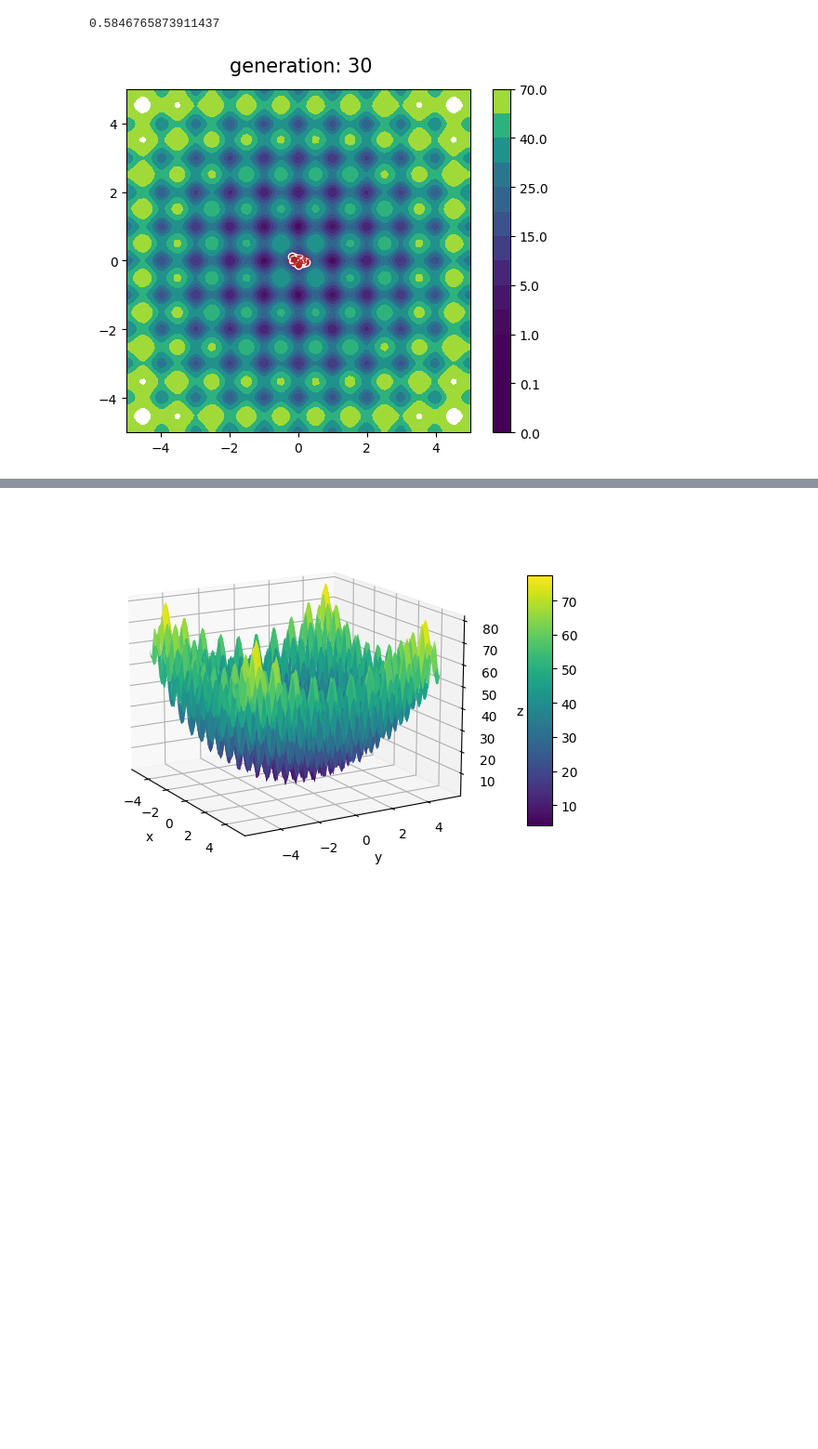
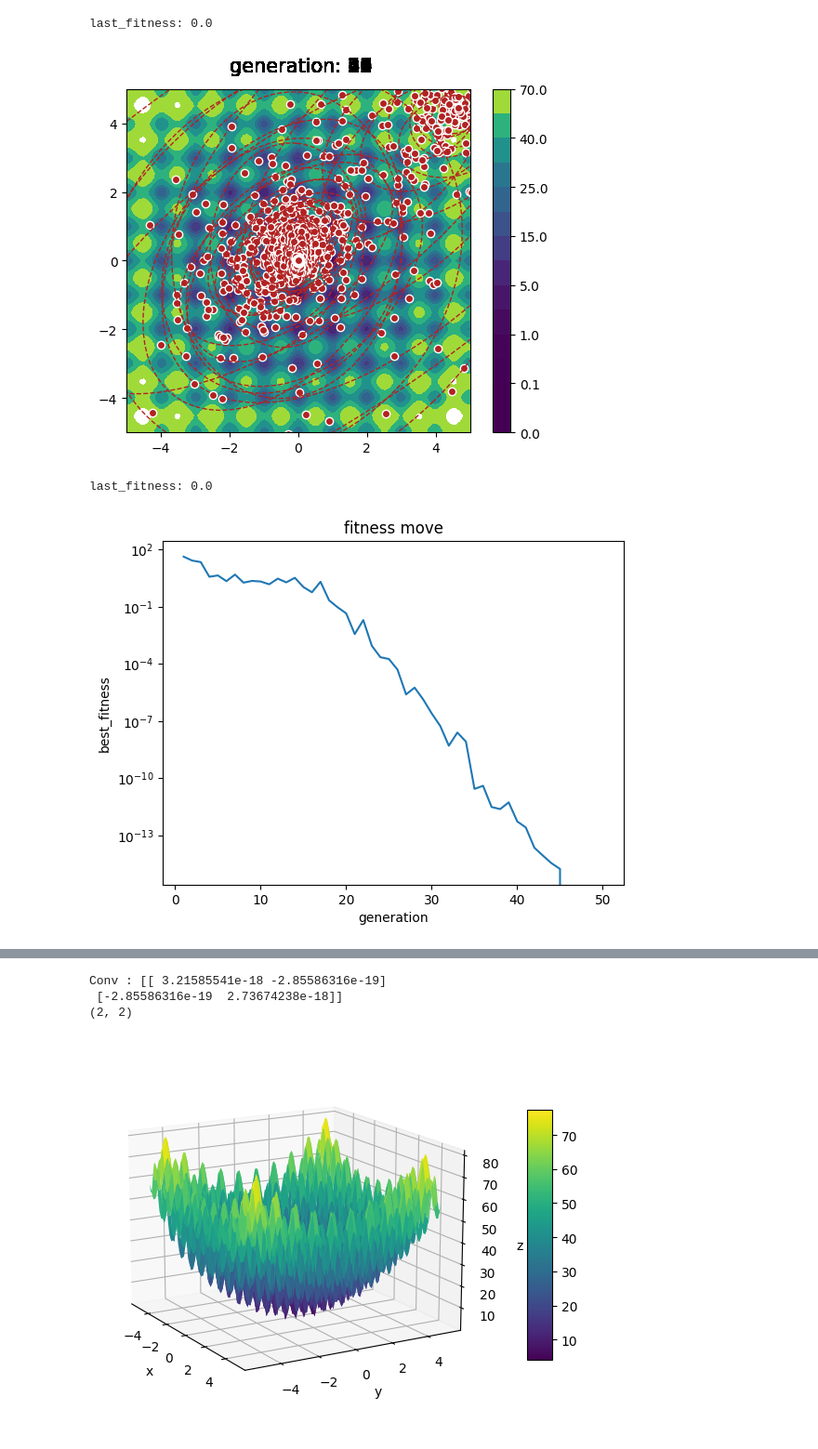
Before and after one commit to keigo2014/cma, a Jupyter notebook: Rastrigin関数.ipynb, the cells around one changed output, grey strips where cells are left out. Shown at 93% size. Cells and saved outputs as stored; diff of their text form; code cells hidden in the pictures; blank space fills up the shorter version.

```diff
--- a/Rastrigin関数.ipynb
+++ b/Rastrigin関数.ipynb
@@ -134,15 +134,11 @@ def rastrigin(x1, x2, A=10):
     return A * 2 + x1**2 - A * np.cos(2 * np.pi * x1) + x2**2 - A * np.cos(2 * np.pi * x2)
 
 def main():
-    cmaes = CMAES(centroid=[4.5, 4.5], sigma=0.4, lam=20)
+    cmaes = CMAES(centroid=[4.5, 4.5], sigma=0.4, lam=50)
 
     """"ベンチマーク関数に対する等高線グラフ"""
 
     # ランダムな配列の生成
-
-    def rastrigin(x1, x2, A=10):
-        return A * 2 + x1**2 - A * np.cos(2 * np.pi * x1) + x2**2 - A * np.cos(2 * np.pi * x2)
-
     # 範囲の設定
     x1 = np.linspace(-5.12, 5.12, 100)
     x2 = np.linspace(-5.12, 5.12, 100)
@@ -162,6 +158,9 @@ def main():
     """"""""""""""""""""""""""""""
 
     images = []
+    move =[]
+    sigma_move = []
+
     for gen in range(n_generations):
 
         X = cmaes.sample_population()
@@ -193,19 +192,45 @@ def main():
         #: パラメータ更新
         cmaes.update(X, fitnesses, gen)
 
+        move.append(min(fitnesses))
+        sigma_move.append(cmaes.sigma)
+
+    Z = rastrigin(X[:, 0], X[:, 1])
+    print("last_fitness: {}".format(min(Z)))
+
     # 範囲の設定
     plt.xlim(-5,5)
     plt.ylim(-5,5)
+    plt.show()
 
     ani = animation.ArtistAnimation(fig, images, interval=400)
     ani.save('anim_rastrigin.gif', writer='pillow')
 
     Z = rastrigin(X[:, 0], X[:, 1])
-    print(min(Z))
+    print("last_fitness: {}".format(min(Z)))
+
+    plt.plot(range(1,len(move)+1), move)
+    plt.title("fitness move")
+    plt.xlabel("generation")
+    plt.ylabel("best_fitness")
+    plt.yscale("log")
+    plt.show()
+
+    plt.plot(range(1,len(sigma_move)+1), sigma_move)
+    plt.title("sigma move")
+    plt.xlabel("generation")
+    plt.ylabel("sigma")
+    plt.yscale("log")
+    plt.show()
+
+    print("Conv : {}".format(cmaes.C))
+    print(cmaes.C.shape)
 # %%
-n_generations = 30
+n_generations = 50
 
 main()
 # %% [output]
-0.5846765873911437
+last_fitness: 0.0
-[figure, old version]
+[figure, new version]
+last_fitness: 0.0
+[figure, added]
@@ -212,3 +238,6 @@ main()
+Conv : [[ 3.21585541e-18 -2.85586316e-19]
+ [-2.85586316e-19  2.73674238e-18]]
+(2, 2)
 # %%
 import numpy as np
 import matplotlib.pyplot as plt
```
Also changed, not shown: parts of 1 cell of this notebook.
